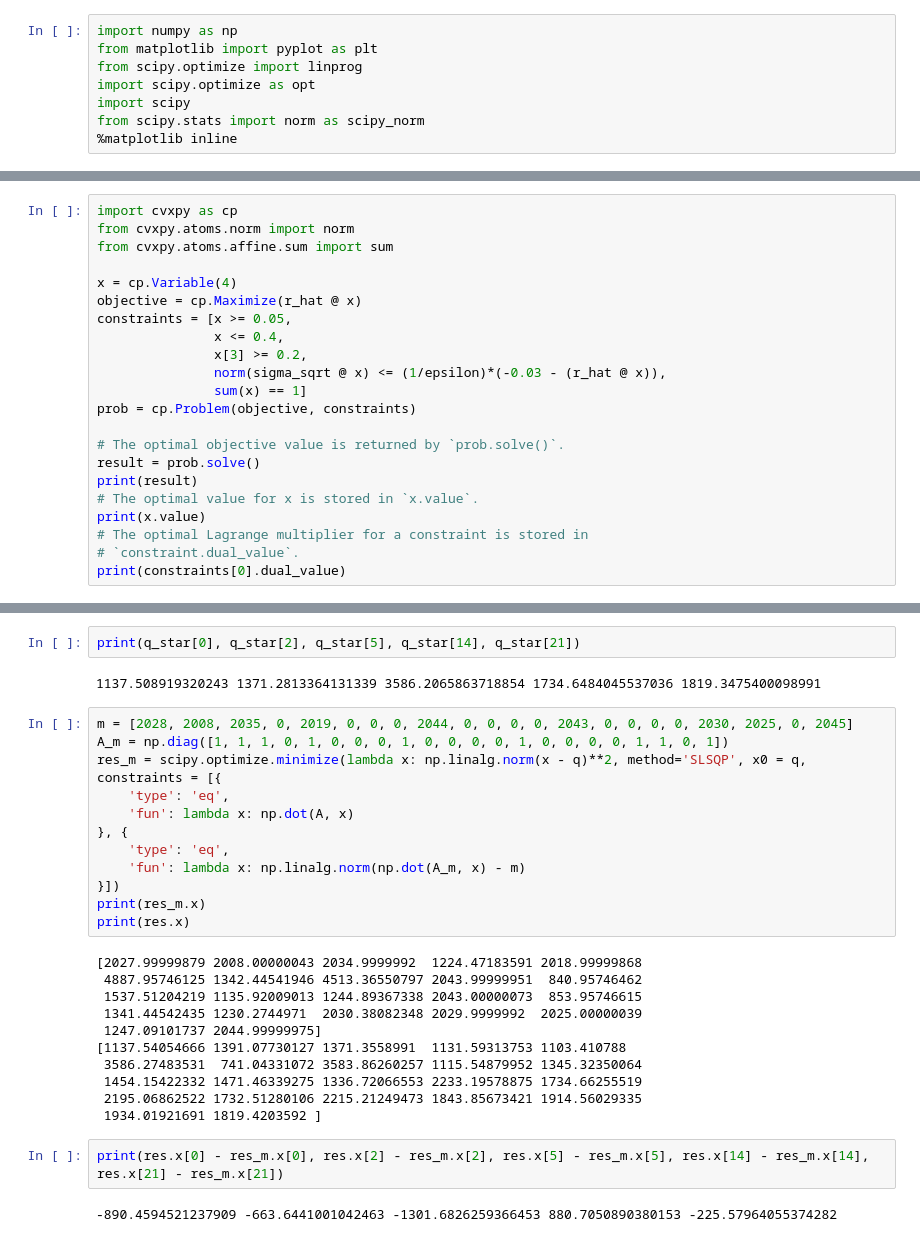
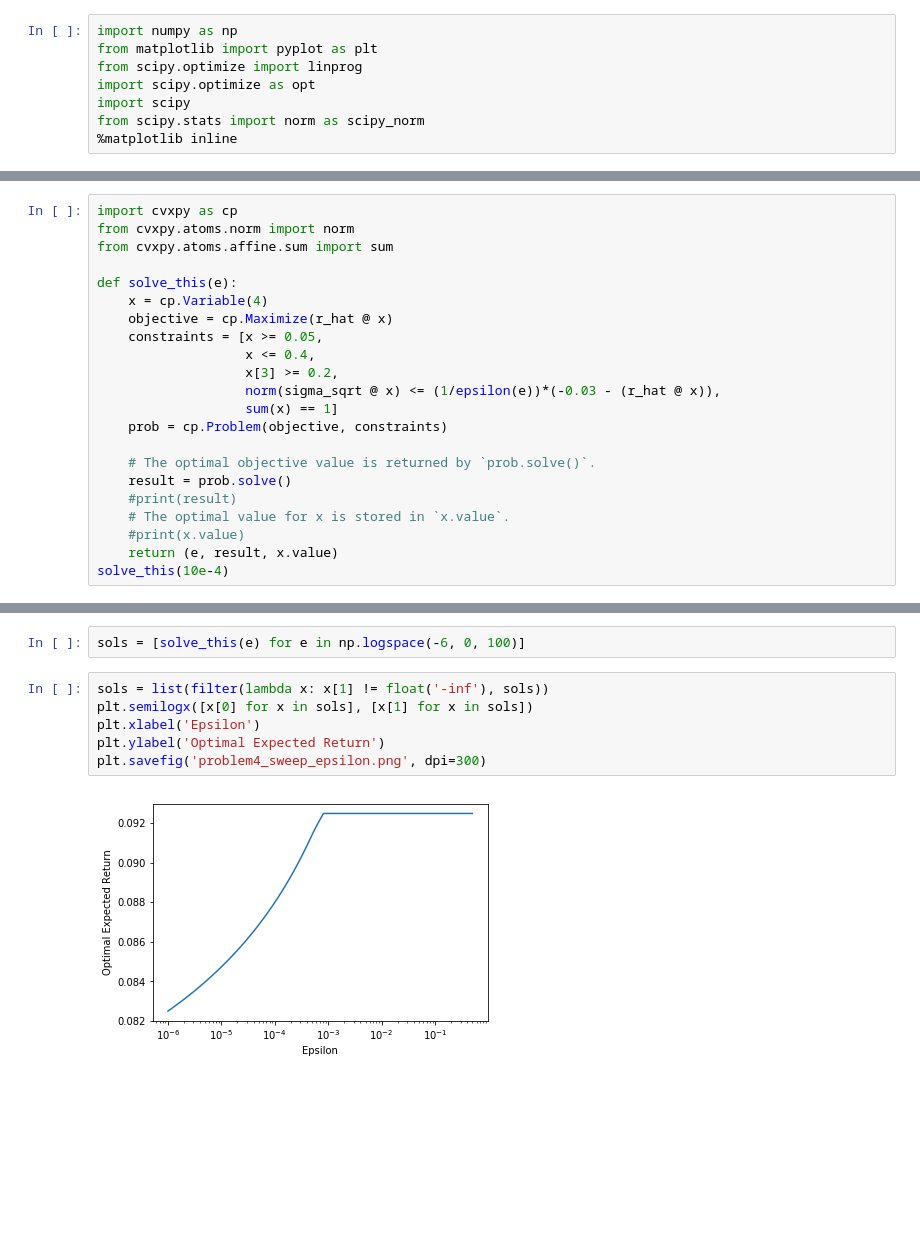
Before and after one commit to vighneshiyer/ee227a, a Jupyter notebook: hw/hw3/problem4.ipynb, the cells around one changed output, grey strips where cells are left out. Cells and saved outputs as stored; diff of their text form; blank space fills up the shorter version.

Commit message:
problem 4 done

```diff
--- a/hw/hw3/problem4.ipynb
+++ b/hw/hw3/problem4.ipynb
@@ -44,20 +38,20 @@ import cvxpy as cp
 from cvxpy.atoms.norm import norm
 from cvxpy.atoms.affine.sum import sum
 
-x = cp.Variable(4)
-objective = cp.Maximize(r_hat @ x)
-constraints = [x >= 0.05,
-               x <= 0.4,
-               x[3] >= 0.2,
-               norm(sigma_sqrt @ x) <= (1/epsilon)*(-0.03 - (r_hat @ x)),
-               sum(x) == 1]
-prob = cp.Problem(objective, constraints)
+def solve_this(e):
+    x = cp.Variable(4)
+    objective = cp.Maximize(r_hat @ x)
+    constraints = [x >= 0.05,
+                   x <= 0.4,
+                   x[3] >= 0.2,
+                   norm(sigma_sqrt @ x) <= (1/epsilon(e))*(-0.03 - (r_hat @ x)),
+                   sum(x) == 1]
+    prob = cp.Problem(objective, constraints)
 
-# The optimal objective value is returned by `prob.solve()`.
-result = prob.solve()
-print(result)
-# The optimal value for x is stored in `x.value`.
-print(x.value)
-# The optimal Lagrange multiplier for a constraint is stored in
-# `constraint.dual_value`.
-print(constraints[0].dual_value)
+    # The optimal objective value is returned by `prob.solve()`.
+    result = prob.solve()
+    #print(result)
+    # The optimal value for x is stored in `x.value`.
+    #print(x.value)
+    return (e, result, x.value)
+solve_this(10e-4)
@@ -126,31 +58,10 @@ print(np.linalg.norm(res.x - q_star))
-# %%
-print(q_star[0], q_star[2], q_star[5], q_star[14], q_star[21])
-# %% [output]
-1137.508919320243 1371.2813364131339 3586.2065863718854 1734.6484045537036 1819.3475400098991
-# %%
-m = [2028, 2008, 2035, 0, 2019, 0, 0, 0, 2044, 0, 0, 0, 0, 2043, 0, 0, 0, 0, 2030, 2025, 0, 2045]
-A_m = np.diag([1, 1, 1, 0, 1, 0, 0, 0, 1, 0, 0, 0, 0, 1, 0, 0, 0, 0, 1, 1, 0, 1])
-res_m = scipy.optimize.minimize(lambda x: np.linalg.norm(x - q)**2, method='SLSQP', x0 = q, constraints = [{
-    'type': 'eq',
-    'fun': lambda x: np.dot(A, x)
-}, {
-    'type': 'eq',
-    'fun': lambda x: np.linalg.norm(np.dot(A_m, x) - m)
-}])
-print(res_m.x)
-print(res.x)
-# %% [output]
-[2027.99999879 2008.00000043 2034.9999992  1224.47183591 2018.99999868
- 4887.95746125 1342.44541946 4513.36550797 2043.99999951  840.95746462
- 1537.51204219 1135.92009013 1244.89367338 2043.00000073  853.95746615
- 1341.44542435 1230.2744971  2030.38082348 2029.9999992  2025.00000039
- 1247.09101737 2044.99999975]
-[1137.54054666 1391.07730127 1371.3558991  1131.59313753 1103.410788
- 3586.27483531  741.04331072 3583.86260257 1115.54879952 1345.32350064
- 1454.15422332 1471.46339275 1336.72066553 2233.19578875 1734.66255519
- 2195.06862522 1732.51280106 2215.21249473 1843.85673421 1914.56029335
- 1934.01921691 1819.4203592 ]
-# %%
-print(res.x[0] - res_m.x[0], res.x[2] - res_m.x[2], res.x[5] - res_m.x[5], res.x[14] - res_m.x[14], res.x[21] - res_m.x[21])
-# %% [output]
--890.4594521237909 -663.6441001042463 -1301.6826259366453 880.7050890380153 -225.57964055374282
+# %%
+sols = [solve_this(e) for e in np.logspace(-6, 0, 100)]
+# %%
+sols = list(filter(lambda x: x[1] != float('-inf'), sols))
+plt.semilogx([x[0] for x in sols], [x[1] for x in sols])
+plt.xlabel('Epsilon')
+plt.ylabel('Optimal Expected Return')
+plt.savefig('problem4_sweep_epsilon.png', dpi=300)
+# %% [output]
+[figure, added]
```
Also changed, not shown: parts of 8 cells of this notebook, 5 other files.
